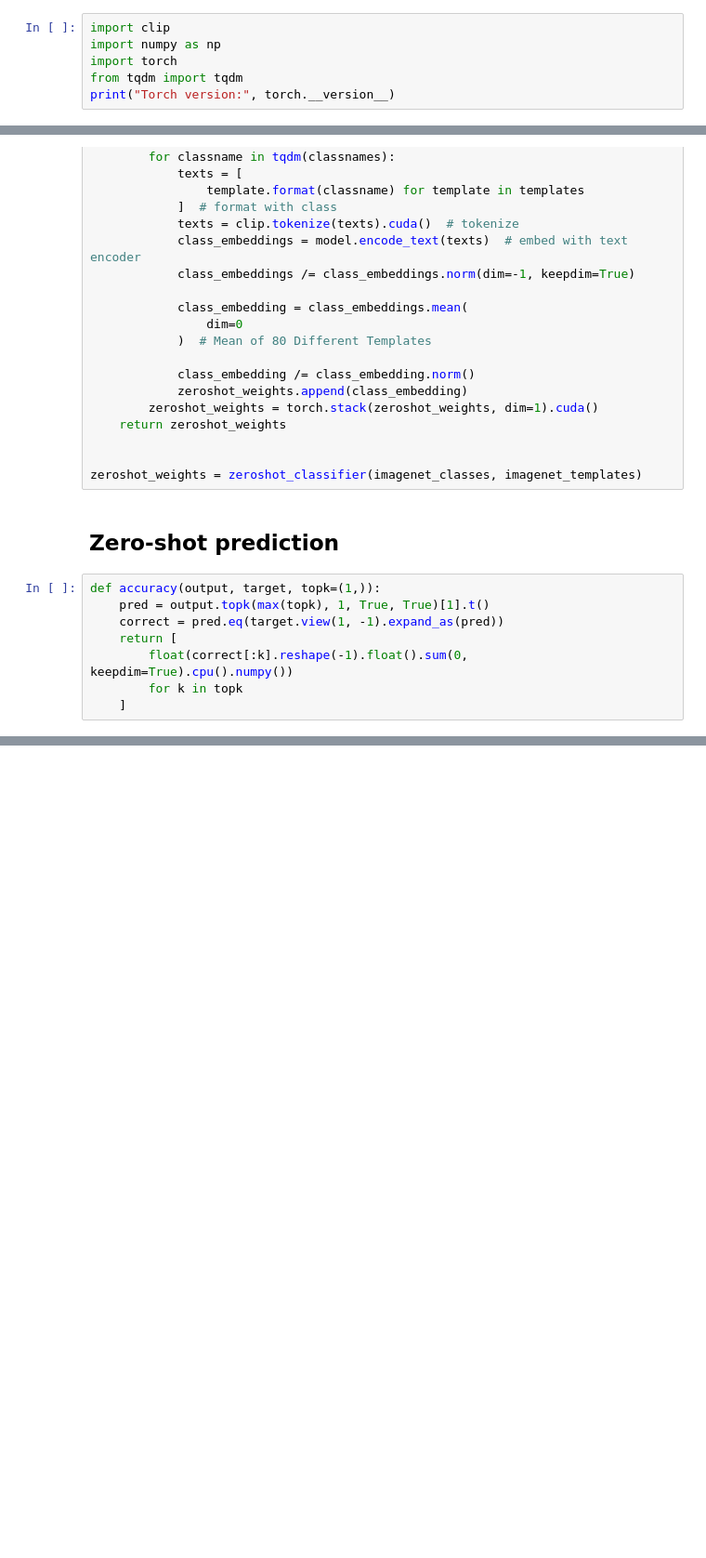
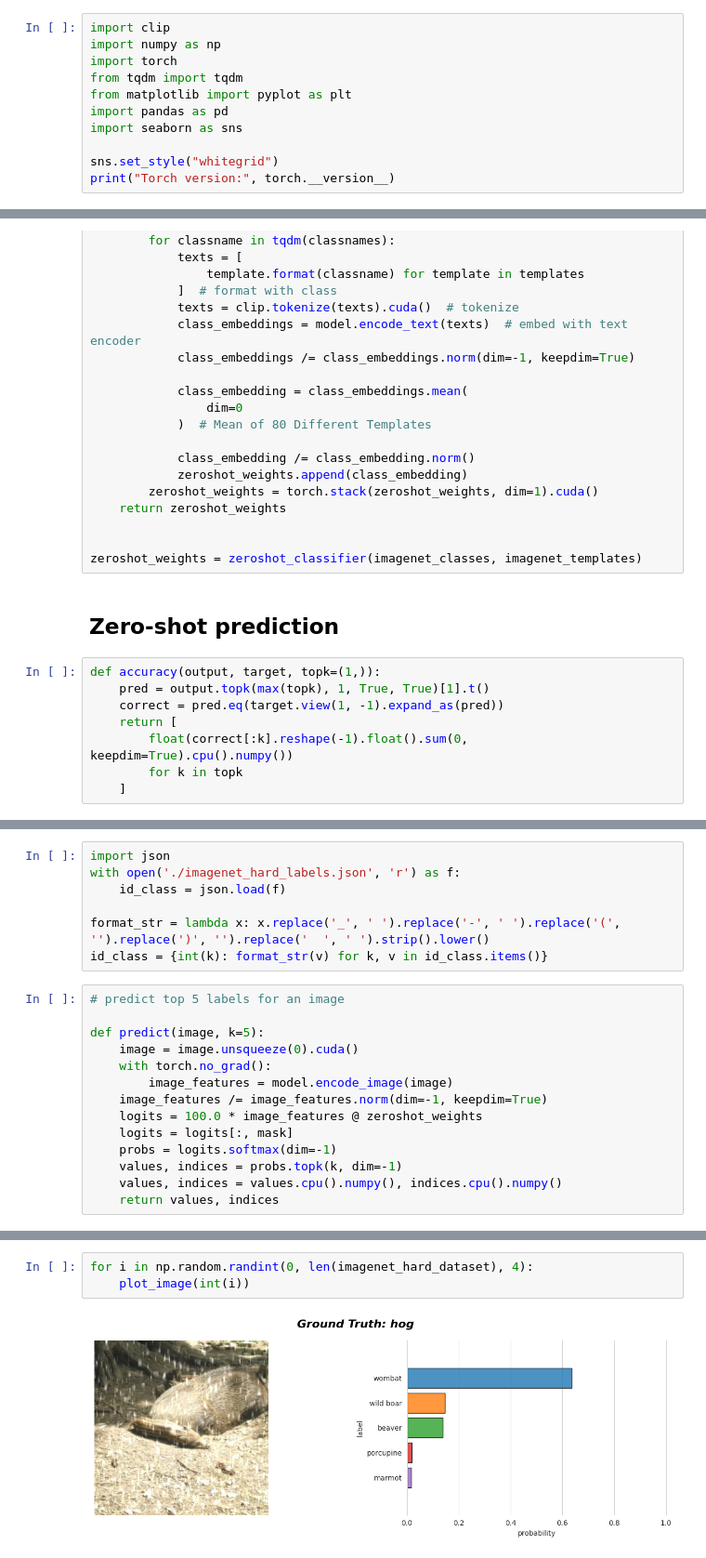
Before and after one commit to taesiri/ZoomIsAllYouNeed, a Jupyter notebook: src/ImageNet_Hard/Prompt_Engineering_for_ImageNet_Hard.ipynb, the cells around one changed output, grey strips where cells are left out. Shown at 93% size. Cells and saved outputs as stored; diff of their text form; blank space fills up the shorter version.

Commit message:
add plots

```diff
--- a/src/ImageNet_Hard/Prompt_Engineering_for_ImageNet_Hard.ipynb
+++ b/src/ImageNet_Hard/Prompt_Engineering_for_ImageNet_Hard.ipynb
@@ -38,5 +38,10 @@ import clip
 import numpy as np
 import torch
 from tqdm import tqdm
+from matplotlib import pyplot as plt
+import pandas as pd
+import seaborn as sns
+
+sns.set_style("whitegrid")
 print("Torch version:", torch.__version__)
 # %% [output]
@@ -1274,0 +1280,21 @@ Top-5 accuracy: 32.88
+# %%
+import json
+with open('./imagenet_hard_labels.json', 'r') as f:
+    id_class = json.load(f)
+
+format_str = lambda x: x.replace('_', ' ').replace('-', ' ').replace('(', '').replace(')', '').replace('  ', ' ').strip().lower()
+id_class = {int(k): format_str(v) for k, v in id_class.items()}
+# %%
+# predict top 5 labels for an image
+
+def predict(image, k=5):
+    image = image.unsqueeze(0).cuda()
+    with torch.no_grad():
+        image_features = model.encode_image(image)
+    image_features /= image_features.norm(dim=-1, keepdim=True)
+    logits = 100.0 * image_features @ zeroshot_weights
+    logits = logits[:, mask]
+    probs = logits.softmax(dim=-1)
+    values, indices = probs.topk(k, dim=-1)
+    values, indices = values.cpu().numpy(), indices.cpu().numpy()
+    return values, indices
@@ -1274,0 +1349,5 @@ Top-5 accuracy: 32.88
+# %%
+for i in np.random.randint(0, len(imagenet_hard_dataset), 4):
+    plot_image(int(i))
+# %% [output]
+[figure, added]
```
Also changed, not shown: parts of 7 cells of this notebook, 1 other file.
